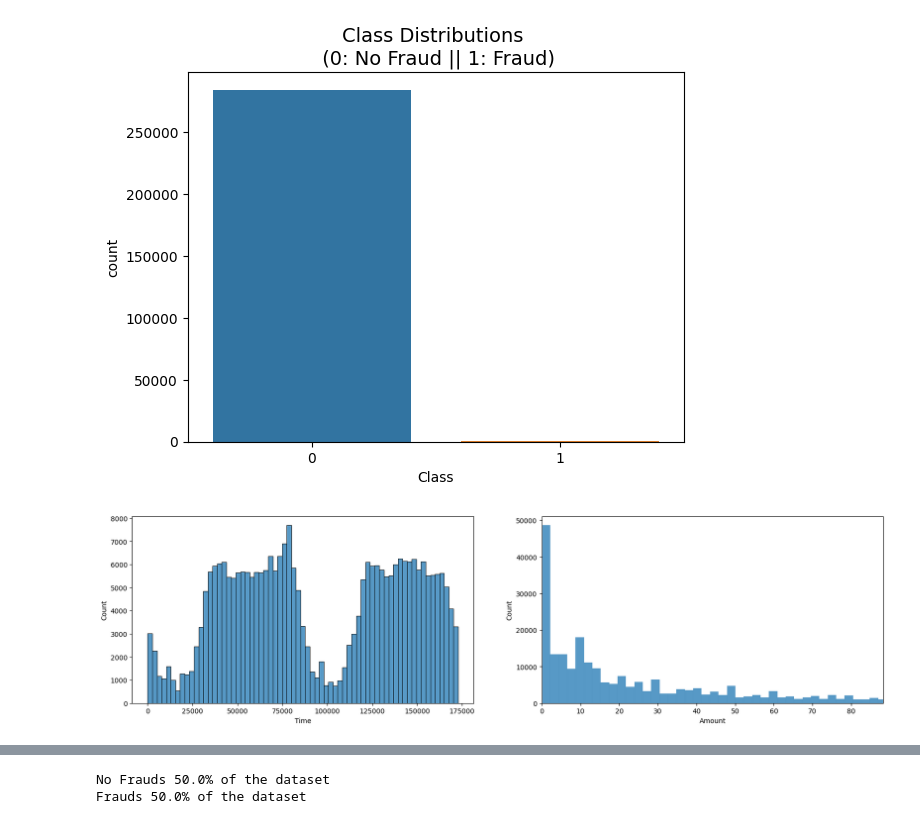
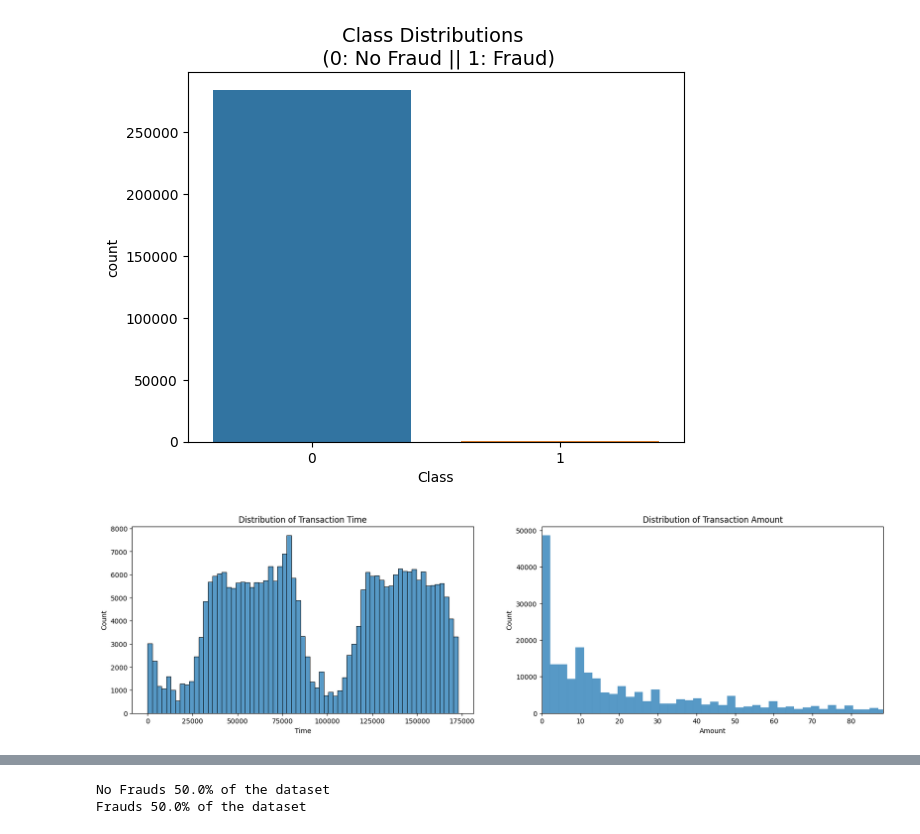
Before and after one commit to SHermukhammadjon/My_Paypal, a Jupyter notebook: my_paypal.ipynb, the cells around one changed output, grey strips where cells are left out. Cells and saved outputs as stored; diff of their text form; code cells hidden in the pictures.

```diff
--- a/my_paypal.ipynb
+++ b/my_paypal.ipynb
@@ -100,12 +100,15 @@ plot_balanc(data = df)
 # %%
 figure, ax = plt.subplots(1, 2, figsize = (20, 5))
 
 sns.histplot(data = df, x = 'Time', ax = ax[0])
 sns.histplot(data = df, x = 'Amount', ax = ax[1])
 
 ax[1].set_xlim([min(df.Amount), df.Amount.mean()])
 
+ax[0].set_title("Distribution of Transaction Time")
+ax[1].set_title("Distribution of Transaction Amount")
+
 plt.show()
 # %% [output]
-[figure, old version]
+[figure, new version]
 # %% [markdown]
```
Also changed, not shown: parts of 10 cells of this notebook.
